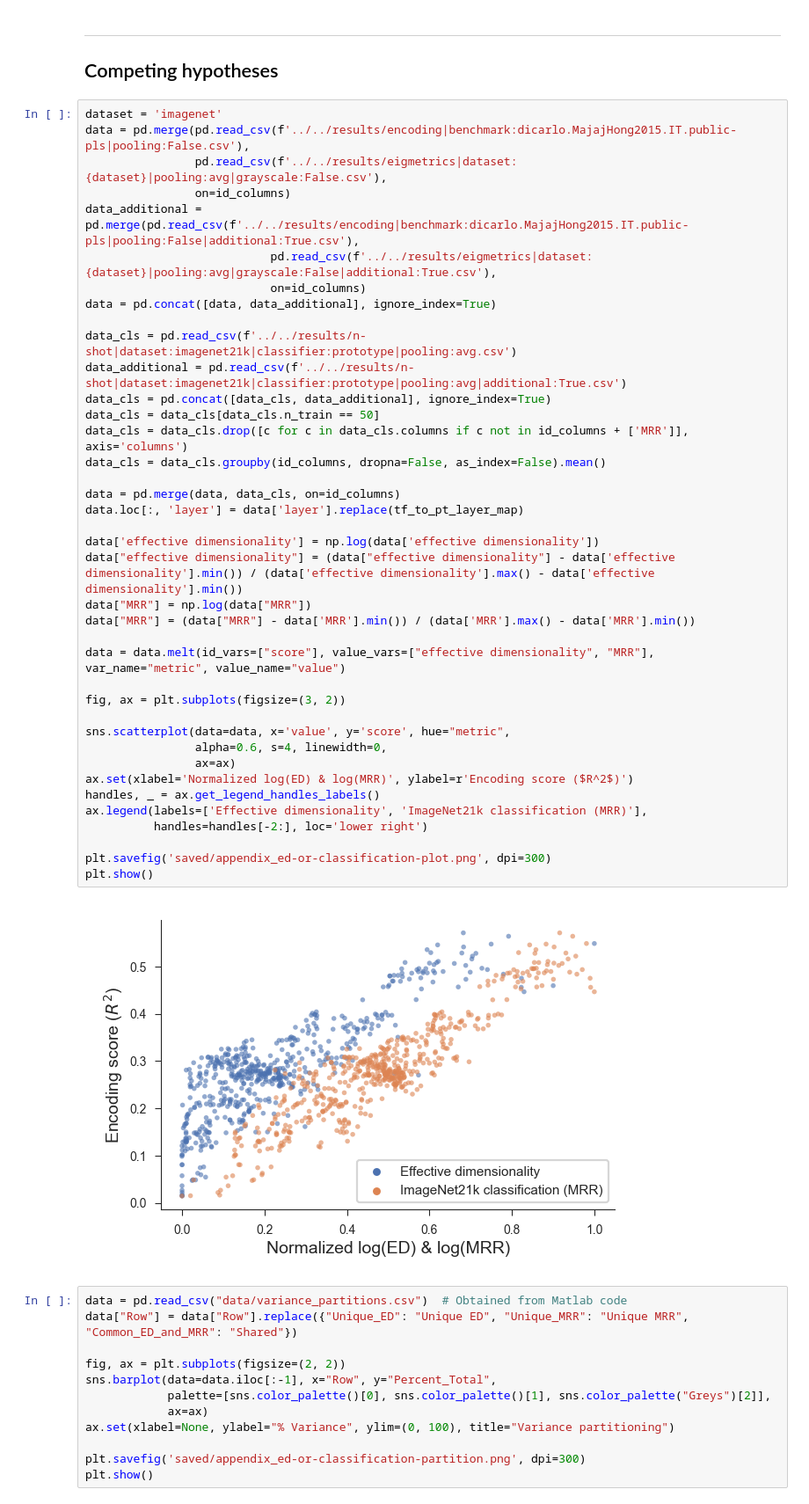
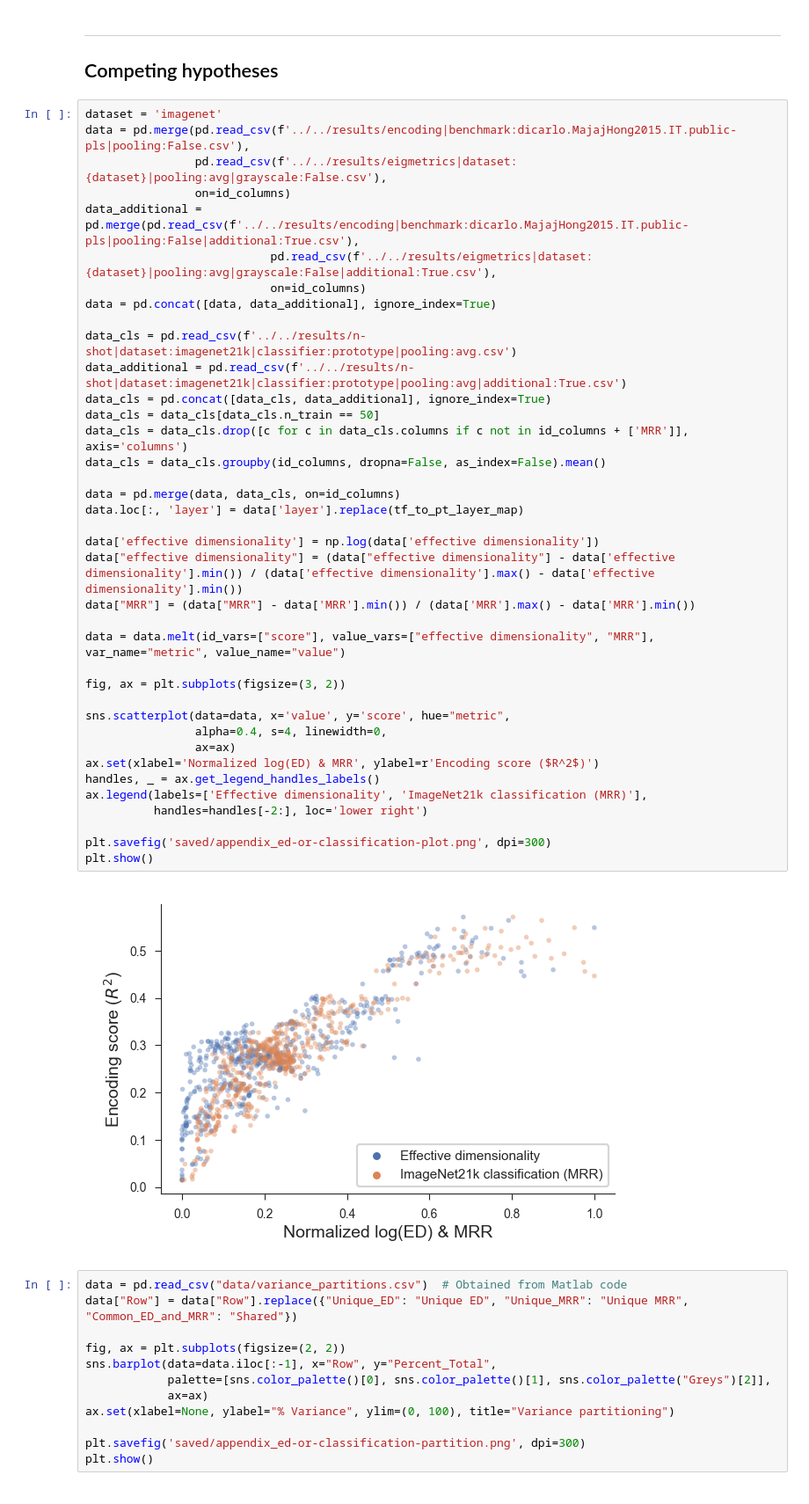
Before and after one commit to EricElmoznino/encoder_dimensionality, a Jupyter notebook: figures/manuscript/results.ipynb, the cells around one changed output. Shown at 88% size. Drawn from its saved outputs; the diff is of its cells as text.

```diff
--- a/figures/manuscript/results.ipynb
+++ b/figures/manuscript/results.ipynb
@@ -1088,37 +1088,36 @@ data_additional = pd.merge(pd.read_csv(f'../../results/encoding|benchmark:dicarl
                            on=id_columns)
 data = pd.concat([data, data_additional], ignore_index=True)
 
 data_cls = pd.read_csv(f'../../results/n-shot|dataset:imagenet21k|classifier:prototype|pooling:avg.csv')
 data_additional = pd.read_csv(f'../../results/n-shot|dataset:imagenet21k|classifier:prototype|pooling:avg|additional:True.csv')
 data_cls = pd.concat([data_cls, data_additional], ignore_index=True)
 data_cls = data_cls[data_cls.n_train == 50]
 data_cls = data_cls.drop([c for c in data_cls.columns if c not in id_columns + ['MRR']], axis='columns')
 data_cls = data_cls.groupby(id_columns, dropna=False, as_index=False).mean()
 
 data = pd.merge(data, data_cls, on=id_columns)
 data.loc[:, 'layer'] = data['layer'].replace(tf_to_pt_layer_map)
 
 data['effective dimensionality'] = np.log(data['effective dimensionality'])
 data["effective dimensionality"] = (data["effective dimensionality"] - data['effective dimensionality'].min()) / (data['effective dimensionality'].max() - data['effective dimensionality'].min())
-data["MRR"] = np.log(data["MRR"])
 data["MRR"] = (data["MRR"] - data['MRR'].min()) / (data['MRR'].max() - data['MRR'].min())
 
 data = data.melt(id_vars=["score"], value_vars=["effective dimensionality", "MRR"], var_name="metric", value_name="value")
 
 fig, ax = plt.subplots(figsize=(3, 2))
 
 sns.scatterplot(data=data, x='value', y='score', hue="metric",
-                alpha=0.6, s=4, linewidth=0,
+                alpha=0.4, s=4, linewidth=0,
                 ax=ax)
-ax.set(xlabel='Normalized log(ED) & log(MRR)', ylabel=r'Encoding score ($R^2$)')
+ax.set(xlabel='Normalized log(ED) & MRR', ylabel=r'Encoding score ($R^2$)')
 handles, _ = ax.get_legend_handles_labels()
 ax.legend(labels=['Effective dimensionality', 'ImageNet21k classification (MRR)'],
           handles=handles[-2:], loc='lower right')
 
 plt.savefig('saved/appendix_ed-or-classification-plot.png', dpi=300)
 plt.show()
 # %% [output]
-[figure, old version]
+[figure, new version]
 # %%
 data = pd.read_csv("data/variance_partitions.csv")  # Obtained from Matlab code
 data["Row"] = data["Row"].replace({"Unique_ED": "Unique ED", "Unique_MRR": "Unique MRR", "Common_ED_and_MRR": "Shared"})
```
Also changed, not shown: parts of 1 cell of this notebook, 5 other files.
